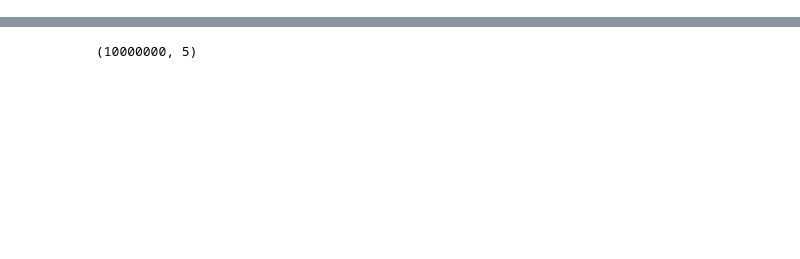
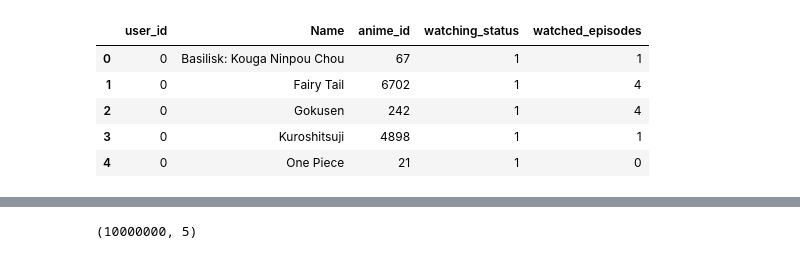
Before and after one commit to everydaycodings/Anima-Recommendation-System-WebApp, a Jupyter notebook: base_ignore_file.ipynb, the cells around one changed output, grey strips where cells are left out. Saved outputs shown, nothing was run; the diff lists cells and outputs as text; code cells hidden in the pictures; blank space fills up the shorter version.

```diff
--- a/base_ignore_file.ipynb
+++ b/base_ignore_file.ipynb
@@ -9,0 +26,12 @@ anima_data = anima_data.rename(columns={"MAL_ID": "anime_id"})
+# %%
+rating_data = rating_data.merge(anima_contact_data, left_on = 'anime_id', right_on = 'anime_id', how = 'left')
+rating_data = rating_data[["user_id", "Name", "anime_id", "watching_status", "watched_episodes"]]
+#rating_data.to_csv("data/test.csv")
+rating_data.head()
+# %% [output]
+|  | user_id | Name | anime_id | watching_status | watched_episodes |
+| 0 | 0 | Basilisk: Kouga Ninpou Chou | 67 | 1 | 1 |
+| 1 | 0 | Fairy Tail | 6702 | 1 | 4 |
+| 2 | 0 | Gokusen | 242 | 1 | 4 |
+| 3 | 0 | Kuroshitsuji | 4898 | 1 | 1 |
+| 4 | 0 | One Piece | 21 | 1 | 0 |
```
Also changed, not shown: parts of 6 cells of this notebook.
